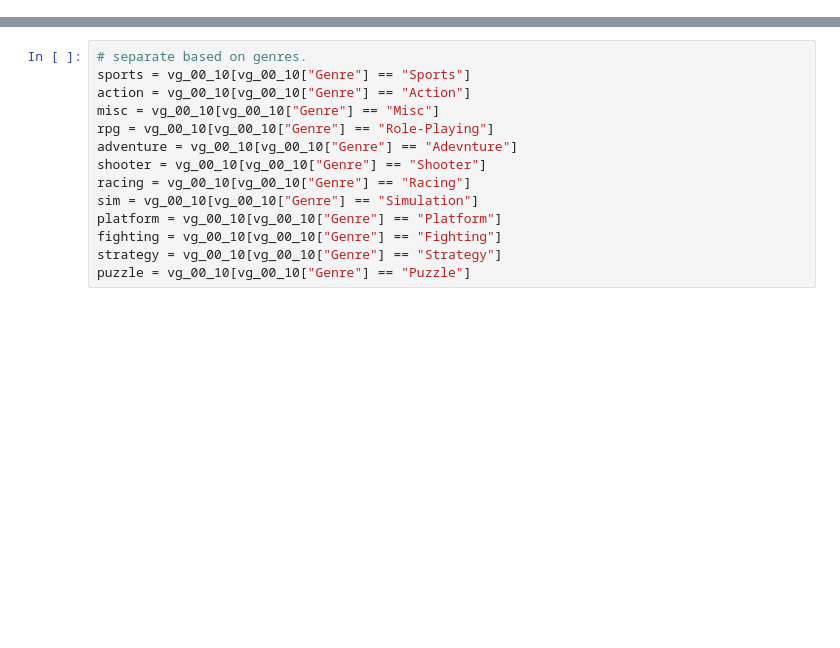
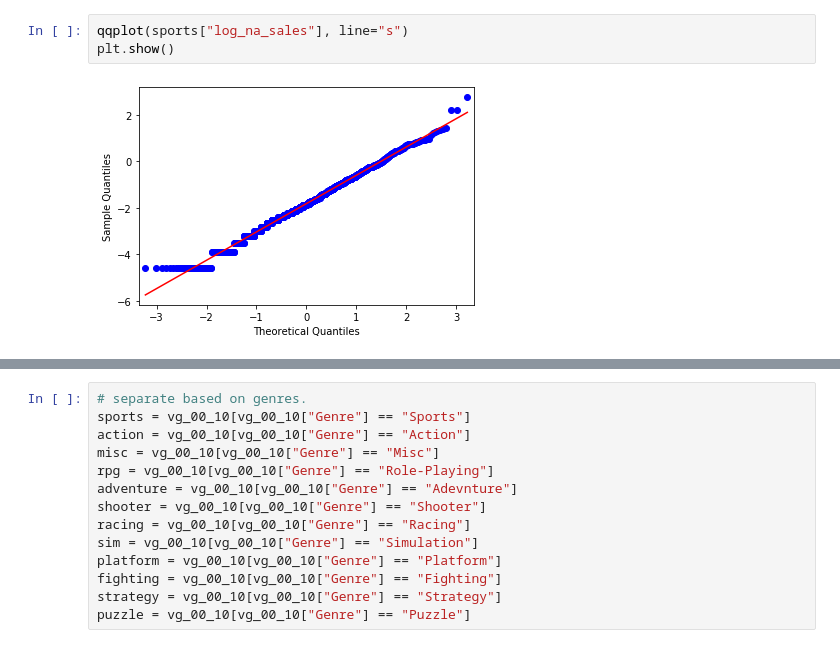
Before and after one commit to DJGump/game_sales_analysis, a Jupyter notebook: vg_sales_analysis_testing_dgump.ipynb, the cells around one changed output, grey strips where cells are left out. Saved outputs shown, nothing was run; the diff lists cells and outputs as text; blank space fills up the shorter version.

```diff
--- a/vg_sales_analysis_testing_dgump.ipynb
+++ b/vg_sales_analysis_testing_dgump.ipynb
@@ -129,0 +139,5 @@ plt.show()
+# %%
+qqplot(sports["log_na_sales"], line="s")
+plt.show()
+# %% [output]
+[figure, added]
```
Also changed, not shown: parts of 12 cells of this notebook.
